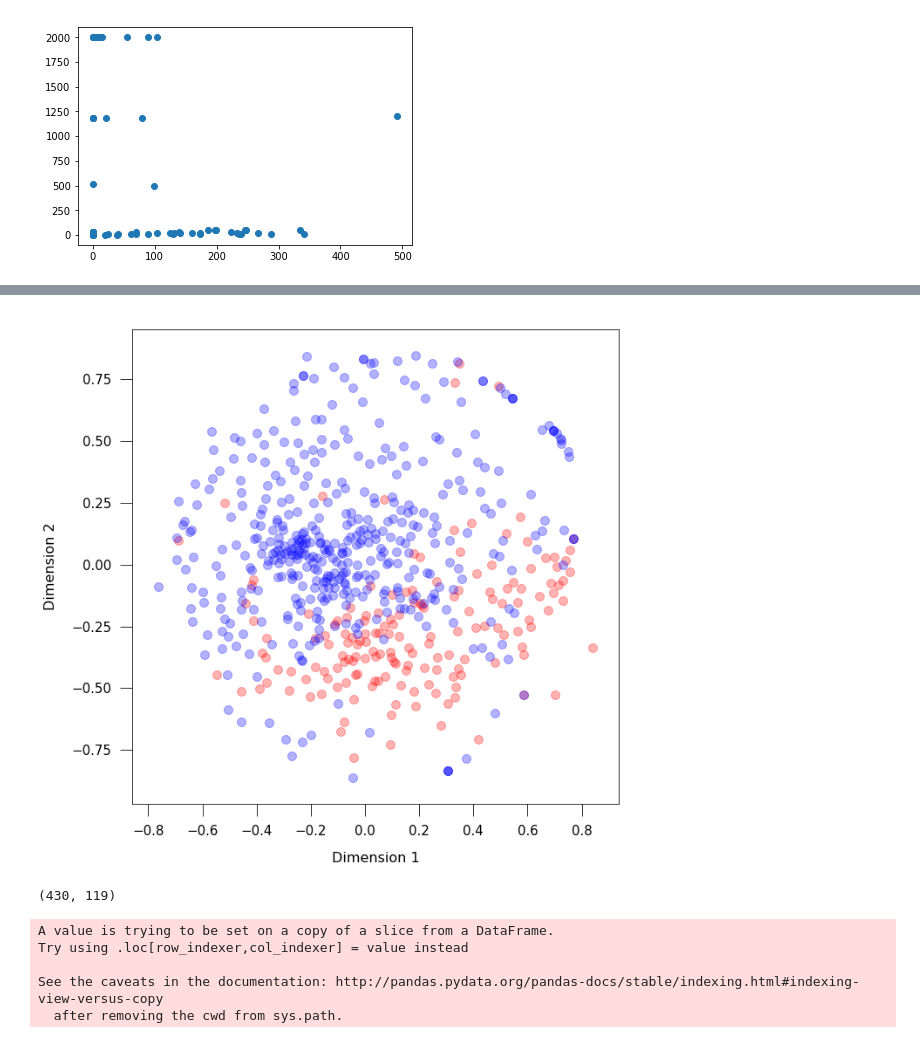
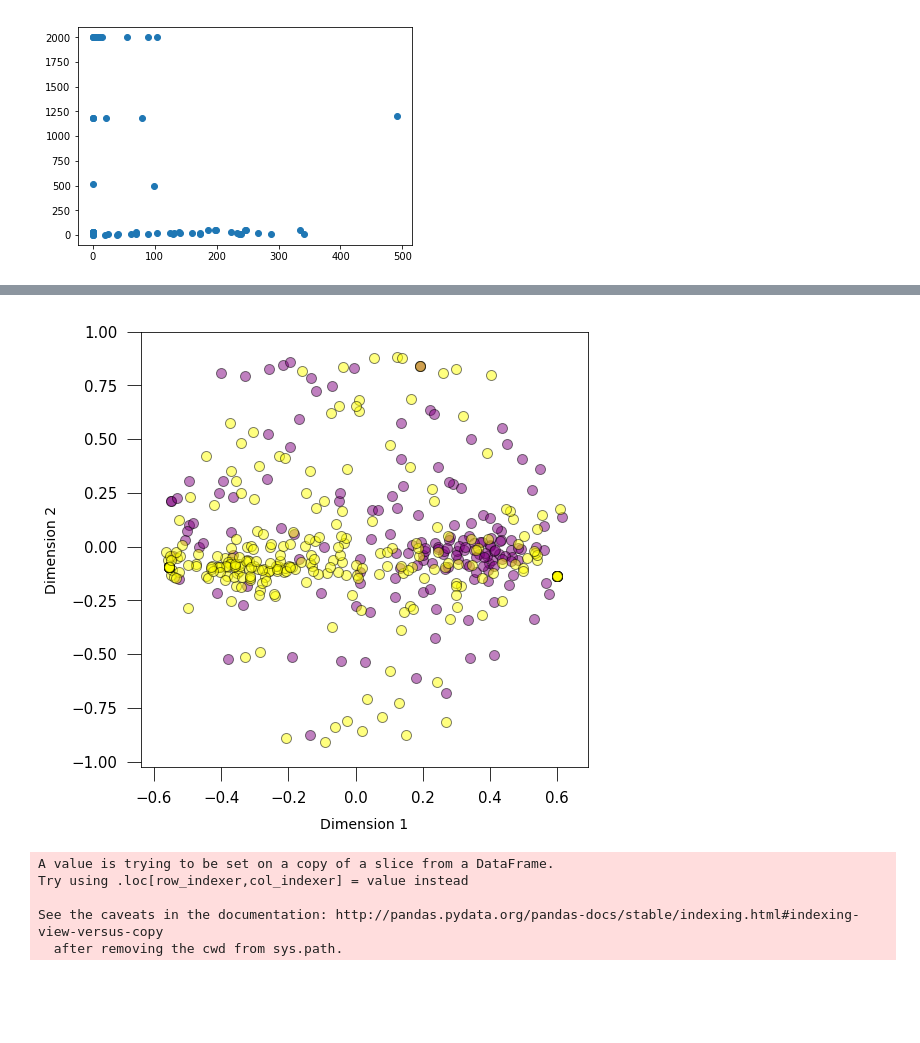
Before and after one commit to utn100/Public-genomic-data-scraping, a Jupyter notebook: Metagenome_analysis.ipynb, the cells around one changed output, grey strips where cells are left out. Cells and saved outputs as stored; diff of their text form; code cells hidden in the pictures; blank space fills up the shorter version.

```diff
--- a/Metagenome_analysis.ipynb
+++ b/Metagenome_analysis.ipynb
@@ -1725,0 +2431,25 @@ result,bc_dm,grouping = anosim_test([rho_abundance_deep,rho_abundance_shallow],1
+# %%
+# Get genus taxa lists for each gene
+genename='AlkB'
+columns_to_delete = ['Genome Name / Sample Name','Relative location',
+                         'Genome Size   * assembled', 'Geographic Location', 'Habitat',
+                         'Longitude','Latitude','IMG Genome ID', 'IMG Submission ID',
+                         'Sample type', 'Sequencing Center','Study Name','Depth','Temperature',
+                         'Total %s hits' %genename, '%s hits/Gbp' %genename, 'Ocean','Water_depth',
+                         'DOC','DON', 'DOP','Salinity','Dissolved_oxygen','Nitrate','Phosphate',
+                     'Oxygen_saturation','Apparent_oxygen','Shannon','Simpson']
+taxa = list(set(ALK_genus.columns)-set(columns_to_delete))
+# %%
+#kinds = ['deep ocean','mid ocean','shallow ocean']
+ocean_orders = ['North Atlantic','South Atlantic',
+               'North Pacific', 'South Pacific',
+               'South Indian', 'Arctic','Antarctica',
+               'Mediteranean','Black Sea']
+dfs=[]
+for kind in ocean_orders:
+    dfs.append(alk_abundance[(alk_abundance['Sample type']=='water')&
+                             #(alk_abundance['Relative location']=='coastal')&
+                             #(rho_abundance['Water_depth']=='<=200 m')&
+                            (alk_abundance['Ocean']==kind)][taxa])
+# %%
+result,bc_dm,grouping = anosim_test([dfs[0],dfs[2]])
@@ -1734,14 +2467,13 @@ test statistic               0.132287
 p-value                   0.000999001
 number of permutations           1000
 Name: ANOSIM results, dtype: object
+# %%
+dfcolors = ['orange','blue','grey','green','red','black','purple','yellow','pink']
 # %%
-MDS_plot(bc_dm,grouping,kind='mds',colors=['red','blue'])
+MDS_plot(bc_dm,grouping,kind='mds',colors=dfcolors[6:8])
+plt.savefig("GOM_HC_figures/AlkB_nmds_NAtlantic_NPacific.png",bbox_inches='tight',dpi=300)
 # %% [output]
-[figure, old version]
+[figure, new version]
-# %%
-rho_abundance_shallow.shape
-# %% [output]
-(430, 119)
 # %%
 rho_abundance["Relative location"] = rho_abundance["Relative location"].astype('category')
 label=list(rho_abundance["Relative location"].cat.codes)
```
Also changed, not shown: parts of 244 cells of this notebook.
